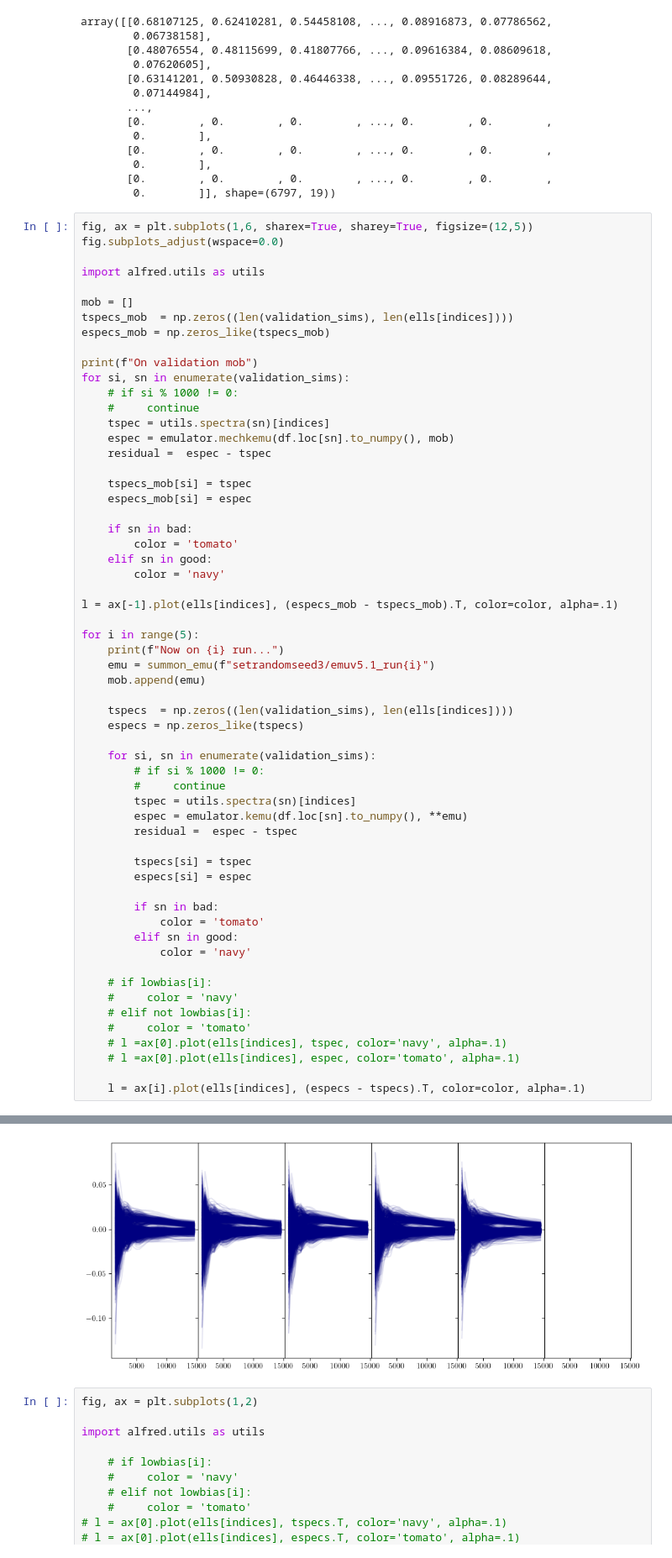
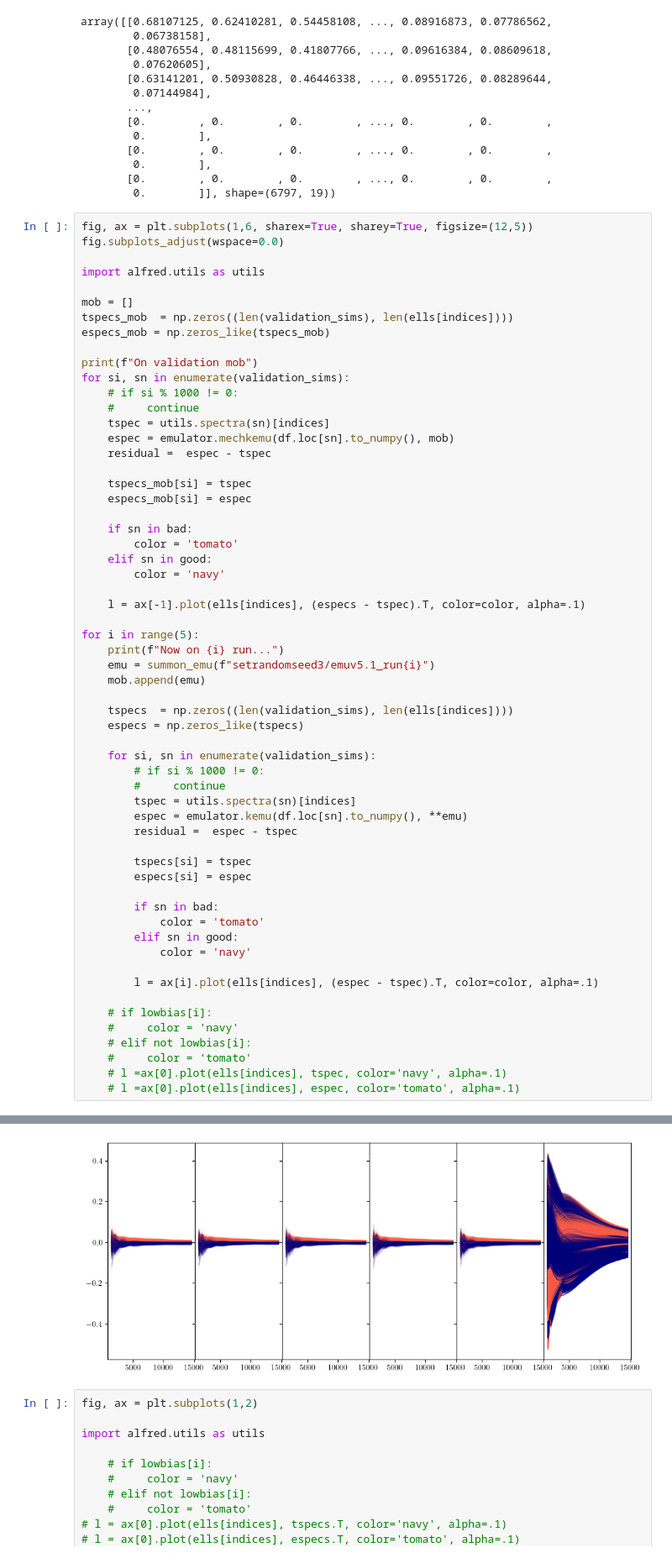
Before and after one commit to lisaleemcb/alfred, a Jupyter notebook: notebooks/paper_plots.ipynb, the cells around one changed output, grey strips where cells are left out. Shown: that part at 84% size. Drawn from its saved outputs; the diff is of its cells as text.

```diff
--- a/notebooks/paper_plots.ipynb
+++ b/notebooks/paper_plots.ipynb
@@ -200,7 +200,7 @@ for si, sn in enumerate(validation_sims):
     elif sn in good:
         color = 'navy'
 
-l = ax[-1].plot(ells[indices], (especs_mob - tspecs_mob).T, color=color, alpha=.1)
+    l = ax[-1].plot(ells[indices], (especs - tspec).T, color=color, alpha=.1)
 
 for i in range(5):
     print(f"Now on {i} run...")
@@ -221,36 +221,36 @@ for i in range(5):
         especs[si] = espec
 
         if sn in bad:
             color = 'tomato'
         elif sn in good:
             color = 'navy'
 
+        l = ax[i].plot(ells[indices], (espec - tspec).T, color=color, alpha=.1)
+
     # if lowbias[i]:
     #     color = 'navy'
     # elif not lowbias[i]:
     #     color = 'tomato'
     # l =ax[0].plot(ells[indices], tspec, color='navy', alpha=.1)
     # l =ax[0].plot(ells[indices], espec, color='tomato', alpha=.1)
-
-    l = ax[i].plot(ells[indices], (especs - tspecs).T, color=color, alpha=.1)
 # %% [output]
 On validation mob
 Now on 0 run...
 https://scikit-learn.org/stable/model_persistence.html#security-maintainability-limitations
   warnings.warn(
 Now on 1 run...
 https://scikit-learn.org/stable/model_persistence.html#security-maintainability-limitations
   warnings.warn(
 Now on 2 run...
 https://scikit-learn.org/stable/model_persistence.html#security-maintainability-limitations
   warnings.warn(
 Now on 3 run...
 https://scikit-learn.org/stable/model_persistence.html#security-maintainability-limitations
   warnings.warn(
 Now on 4 run...
 https://scikit-learn.org/stable/model_persistence.html#security-maintainability-limitations
   warnings.warn(
-[figure, old version]
+[figure, new version]
 # %%
 fig, ax = plt.subplots(1,2)
 
```
Also changed, not shown: 2 other files.
